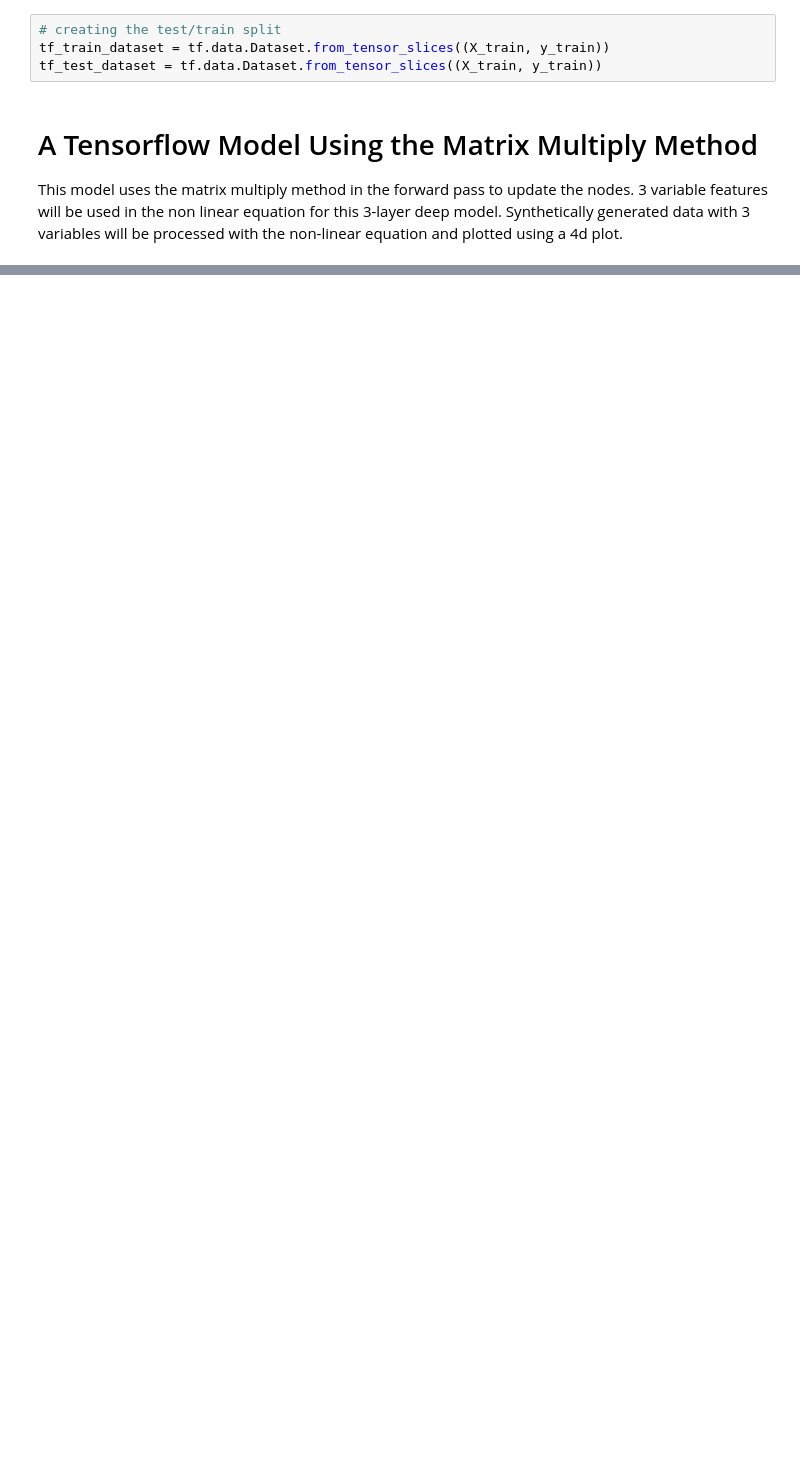
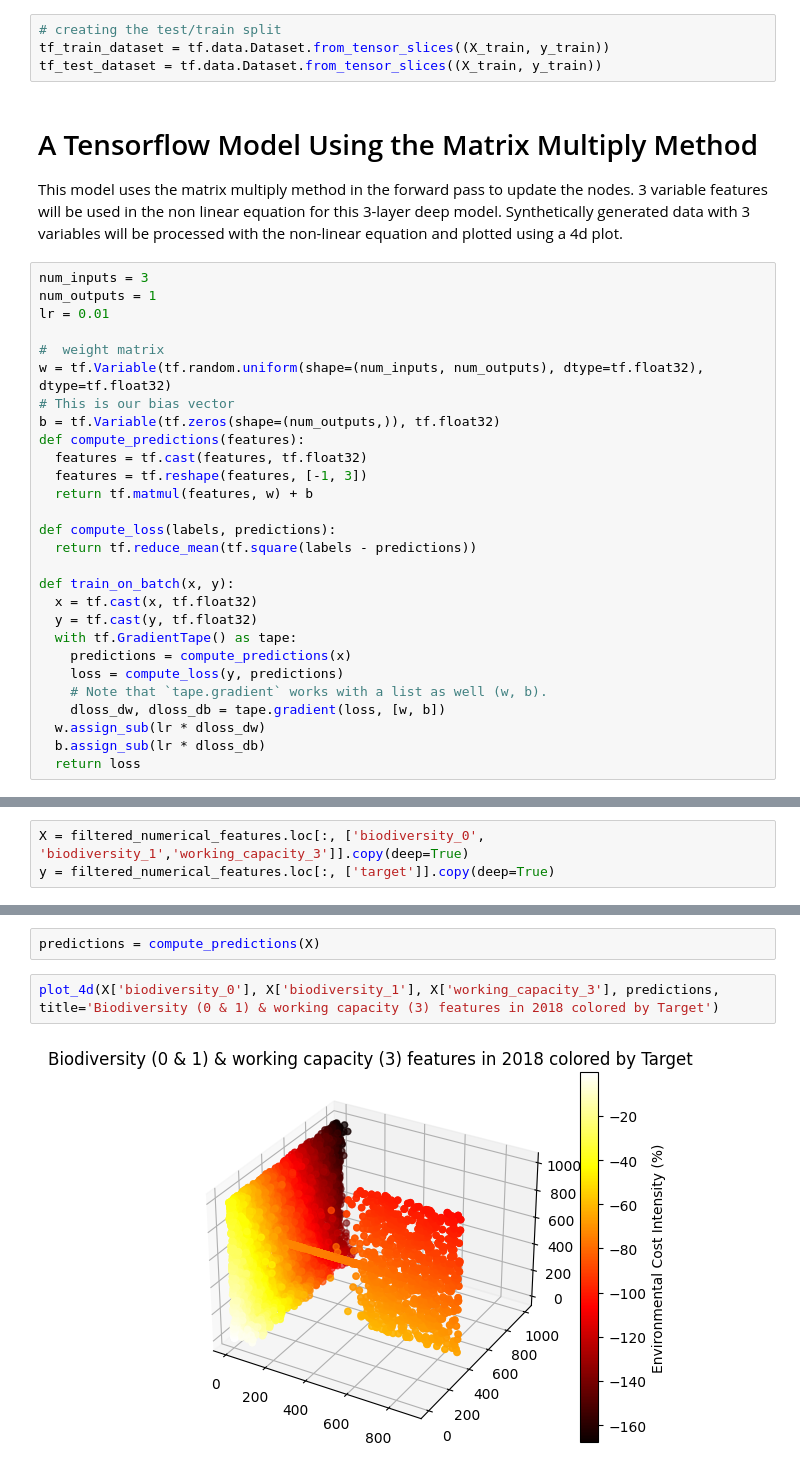
Before and after one commit to Bryan-Az/TF-PyTorch-Jax, a Jupyter notebook: Tensorflow-NN/TF_low_level_MatMul.ipynb, the cells around one changed output, grey strips where cells are left out. Drawn from its saved outputs; the diff is of its cells as text; blank space fills up the shorter version.

```diff
--- a/Tensorflow-NN/TF_low_level_MatMul.ipynb
+++ b/Tensorflow-NN/TF_low_level_MatMul.ipynb
@@ -252,3 +259,31 @@ tf_test_dataset = tf.data.Dataset.from_tensor_slices((X_train, y_train))
 # %% [markdown]
 # A Tensorflow Model Using the Matrix Multiply Method
 This model uses the matrix multiply method in the forward pass to update the nodes. 3 variable features will be used in the non linear equation for this 3-layer deep model. Synthetically generated data with 3 variables will be processed with the non-linear equation and plotted using a 4d plot.
+# %%
+num_inputs = 3
+num_outputs = 1
+lr = 0.01
+
+#  weight matrix
+w = tf.Variable(tf.random.uniform(shape=(num_inputs, num_outputs), dtype=tf.float32), dtype=tf.float32)
+# This is our bias vector
+b = tf.Variable(tf.zeros(shape=(num_outputs,)), tf.float32)
+def compute_predictions(features):
+  features = tf.cast(features, tf.float32)
+  features = tf.reshape(features, [-1, 3])
+  return tf.matmul(features, w) + b
+
+def compute_loss(labels, predictions):
+  return tf.reduce_mean(tf.square(labels - predictions))
+
+def train_on_batch(x, y):
+  x = tf.cast(x, tf.float32)
+  y = tf.cast(y, tf.float32)
+  with tf.GradientTape() as tape:
+    predictions = compute_predictions(x)
+    loss = compute_loss(y, predictions)
+    # Note that `tape.gradient` works with a list as well (w, b).
+    dloss_dw, dloss_db = tape.gradient(loss, [w, b])
+  w.assign_sub(lr * dloss_dw)
+  b.assign_sub(lr * dloss_db)
+  return loss
@@ -254,0 +352,3 @@ This model uses the matrix multiply method in the forward pass to update the nod
+# %%
+X = filtered_numerical_features.loc[:, ['biodiversity_0', 'biodiversity_1','working_capacity_3']].copy(deep=True)
+y = filtered_numerical_features.loc[:, ['target']].copy(deep=True)
@@ -254,0 +361,6 @@ This model uses the matrix multiply method in the forward pass to update the nod
+# %%
+predictions = compute_predictions(X)
+# %%
+plot_4d(X['biodiversity_0'], X['biodiversity_1'], X['working_capacity_3'], predictions, title='Biodiversity (0 & 1) & working capacity (3) features in 2018 colored by Target')
+# %% [output]
+[figure, added]
```
Also changed, not shown: parts of 26 cells of this notebook.
